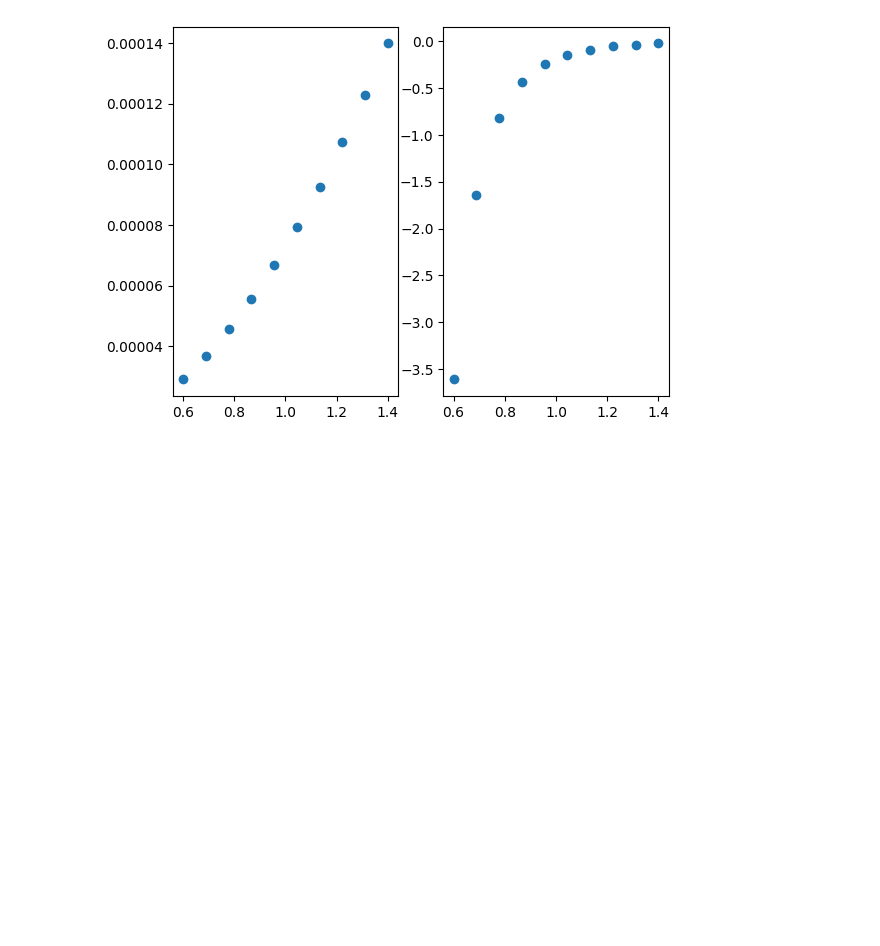
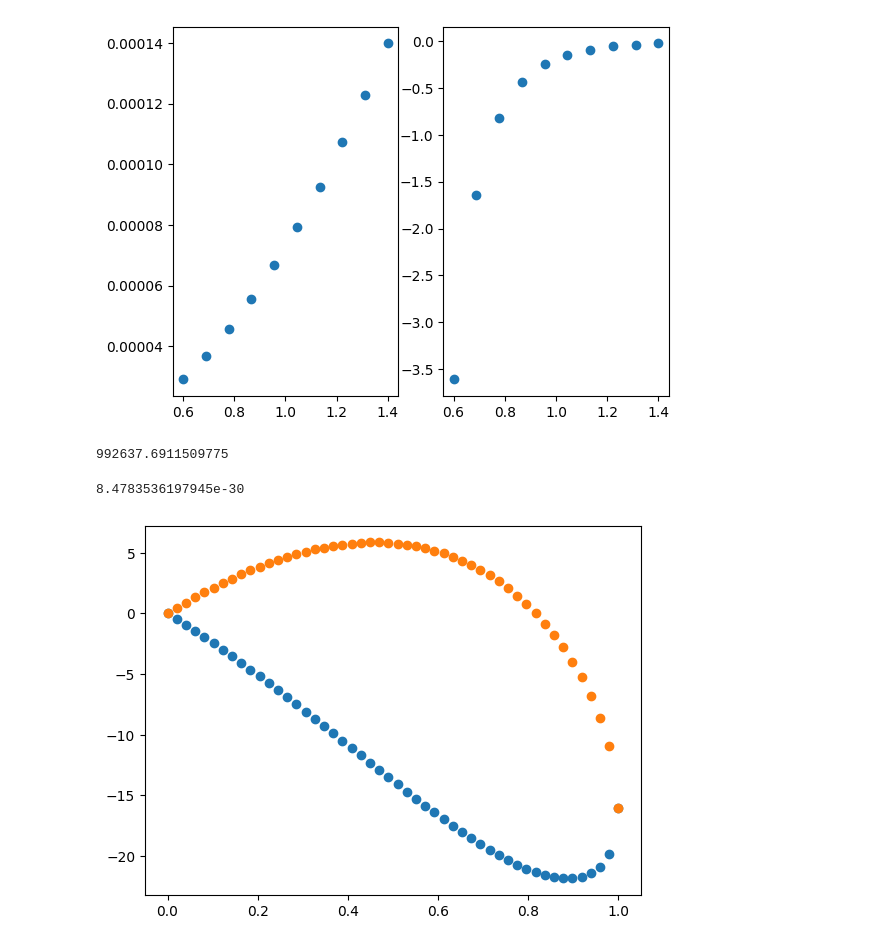
Before and after one commit to ChriGomm/master, a Jupyter notebook: numerics/interactions.ipynb, the cells around one changed output. Saved outputs shown, nothing was run; the diff lists cells and outputs as text; code cells hidden in the pictures; blank space fills up the shorter version.

```diff
--- a/numerics/interactions.ipynb
+++ b/numerics/interactions.ipynb
@@ -350,3 +350,27 @@ plt.show()
 # %% [output]
 [figure]
 [figure]
+# %%
+import scipy.constants as c
+
+a0 = 4*np.pi*c.epsilon_0*c.hbar**2/(c.m_e*c.e**2)
+d = 1009*c.e*a0
+r0 = 10/10**6
+V = d**2/(4*np.pi*c.epsilon_0*r0**3)
+V/c.h
+# %% [output]
+992637.6911509775
+# %%
+c.e*a0
+# %% [output]
+8.4783536197945e-30
+# %%
+x = np.linspace(0,1)
+y1 = -16*(x**2+np.sqrt(2*(1-x**2))*x)
+y2 = -16*(x**2-np.sqrt(2*(1-x**2))*x)
+fig, ax = plt.subplots(1,1)
+ax.scatter(x,y1)
+ax.scatter(x,y2)
+plt.show()
+# %% [output]
+[figure, added]
```
Also changed, not shown: parts of 1 cell of this notebook, 29 other files.
